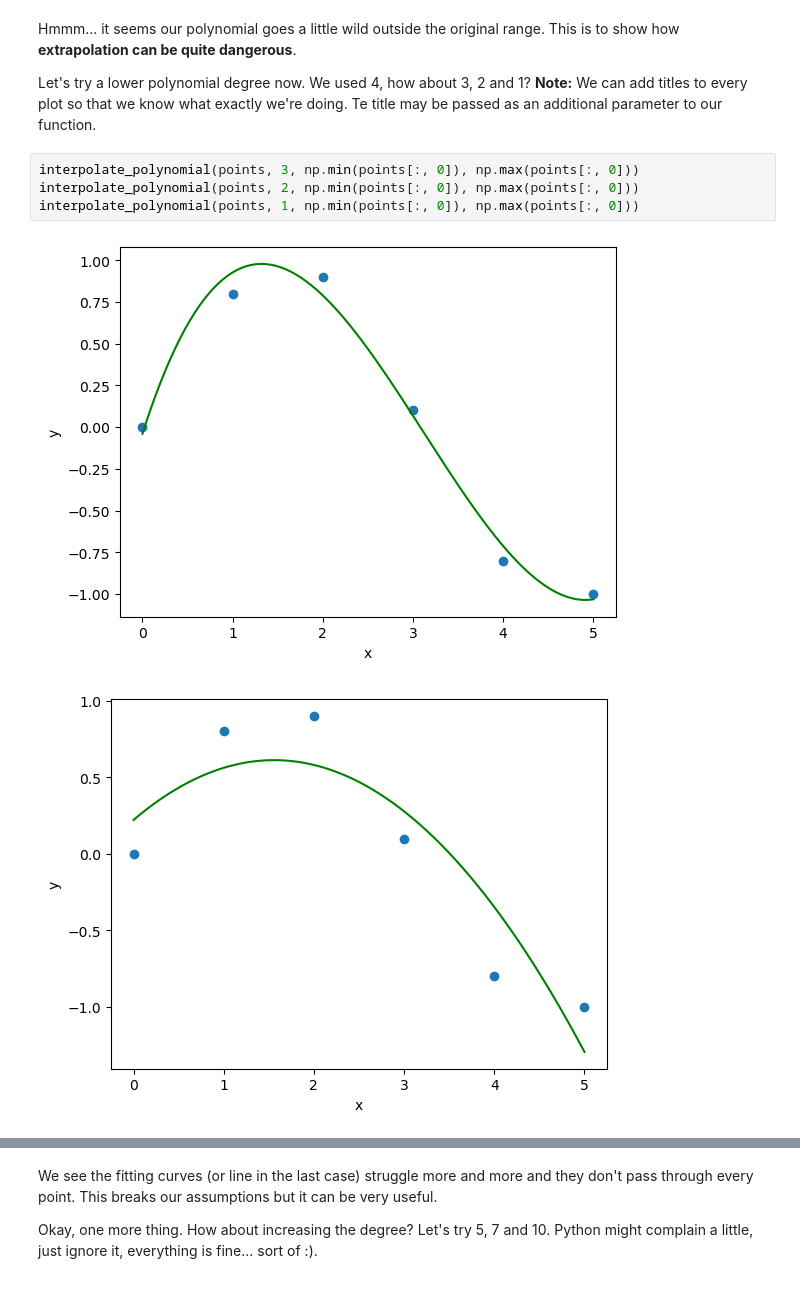
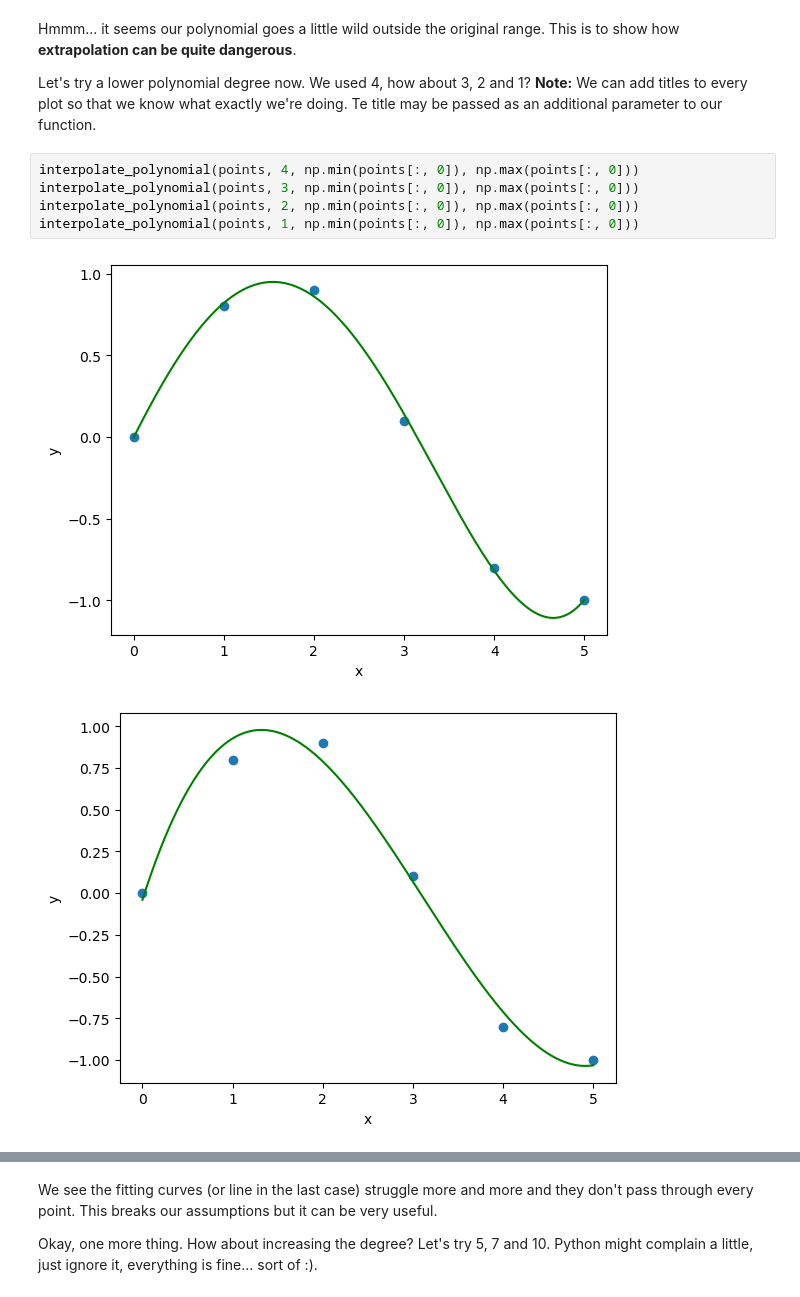
Before and after one commit to tproykov/MathsForDevelopers, a Jupyter notebook: 02.BasicAlgebra/02_Basic Algebra Exercise.ipynb, the cells around one changed output, grey strips where cells are left out. Cells and saved outputs as stored; diff of their text form.

```diff
--- a/02.BasicAlgebra/02_Basic Algebra Exercise.ipynb
+++ b/02.BasicAlgebra/02_Basic Algebra Exercise.ipynb
@@ -123,9 +125,10 @@ Hmmm... it seems our polynomial goes a little wild outside the original range. T
 Let's try a lower polynomial degree now. We used 4, how about 3, 2 and 1?
 **Note:** We can add titles to every plot so that we know what exactly we're doing. Te title may be passed as an additional parameter to our function.
 # %%
+interpolate_polynomial(points, 4, np.min(points[:, 0]), np.max(points[:, 0]))
 interpolate_polynomial(points, 3, np.min(points[:, 0]), np.max(points[:, 0]))
 interpolate_polynomial(points, 2, np.min(points[:, 0]), np.max(points[:, 0]))
 interpolate_polynomial(points, 1, np.min(points[:, 0]), np.max(points[:, 0]))
 # %% [output]
-[figure, old version]
+[figure, new version]
-[figure, old version]
+[figure, new version]
```
Also changed, not shown: parts of 24 cells of this notebook, 2 other files.
